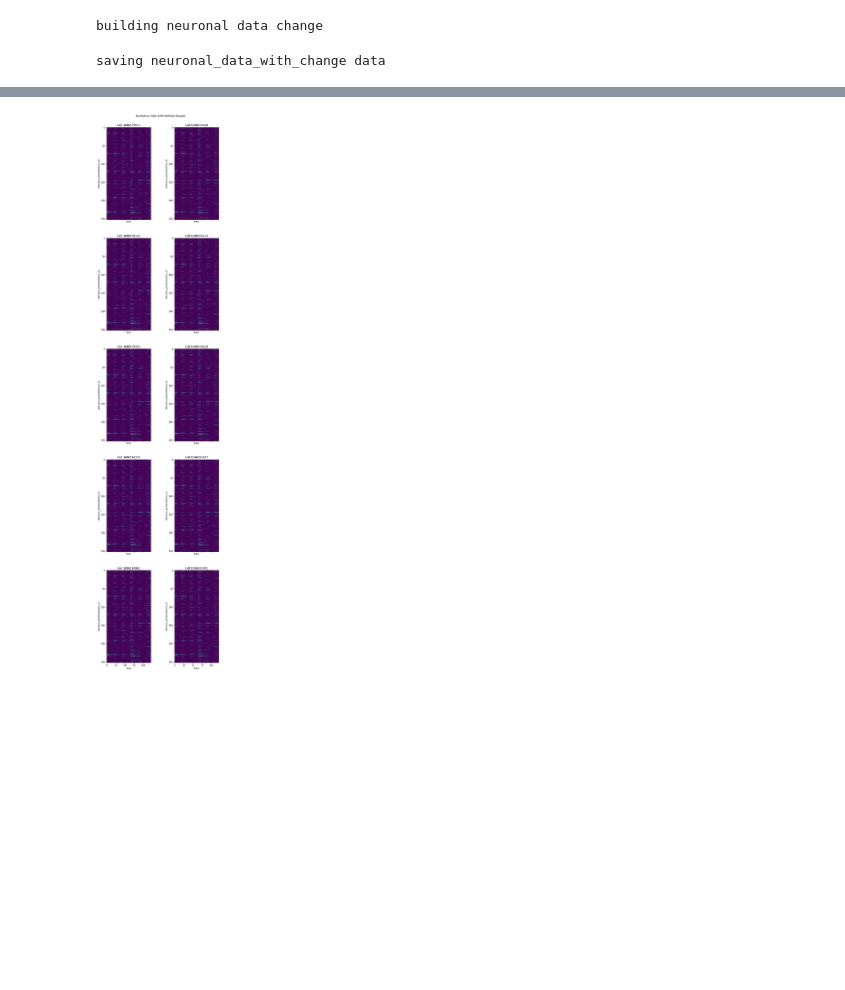
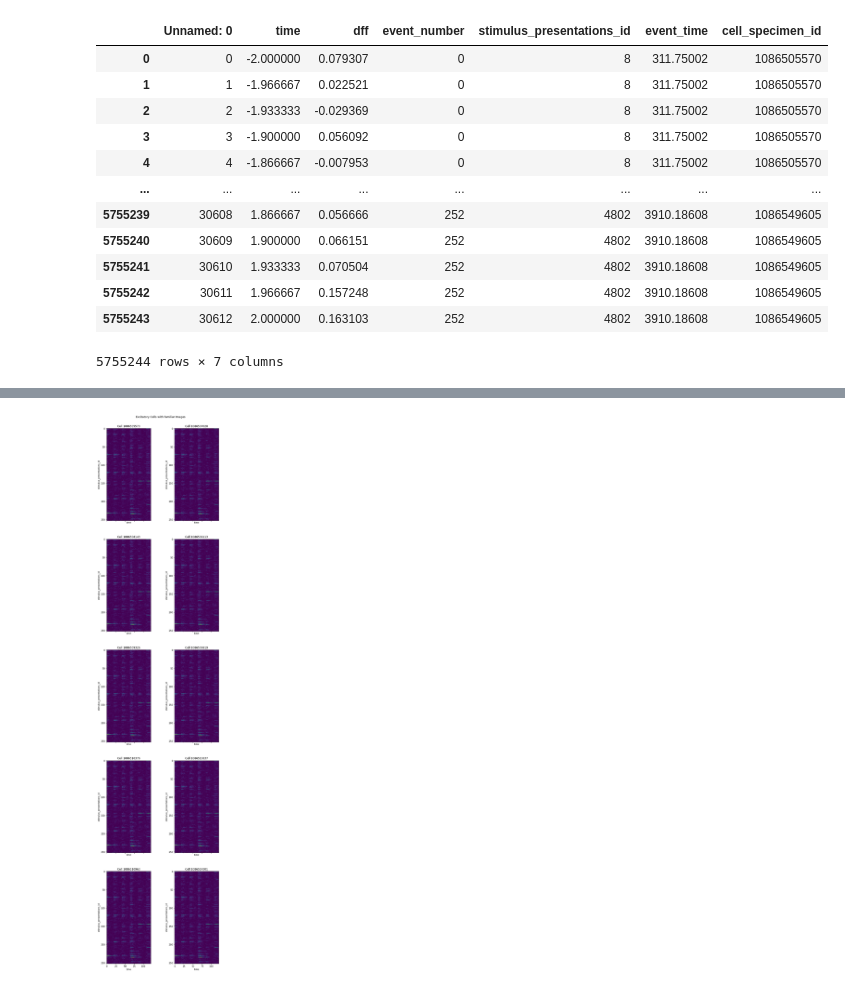
Before and after one commit to Blazkowiz47/NMA, a Jupyter notebook: Project/i_am_idiot.ipynb, the cells around one changed output, grey strips where cells are left out. Drawn from its saved outputs; the diff is of its cells as text; code cells hidden in the pictures; blank space fills up the shorter version.

```diff
--- a/Project/i_am_idiot.ipynb
+++ b/Project/i_am_idiot.ipynb
@@ -26,3 +113,20 @@ ophys_experiment = cache.get_behavior_ophys_experiment(ophys_experiment_id)
+# %%
+neuronal_data_change = pd.read_csv(data_storage_directory + f'\\processed\\neuronal_data_with_change_{ophys_experiment_id}.csv')
+neuronal_data_change
+# %% [output]
+|  | Unnamed: 0 | time | dff | event_number | stimulus_presentations_id | event_time | cell_specimen_id |
+| 0 | 0 | -2.000000 | 0.079307 | 0 | 8 | 311.75002 | 1086505570 |
+| 1 | 1 | -1.966667 | 0.022521 | 0 | 8 | 311.75002 | 1086505570 |
+| 2 | 2 | -1.933333 | -0.029369 | 0 | 8 | 311.75002 | 1086505570 |
+| 3 | 3 | -1.900000 | 0.056092 | 0 | 8 | 311.75002 | 1086505570 |
+| 4 | 4 | -1.866667 | -0.007953 | 0 | 8 | 311.75002 | 1086505570 |
+| ... | ... | ... | ... | ... | ... | ... | ... |
+| 5755239 | 30608 | 1.866667 | 0.056666 | 252 | 4802 | 3910.18608 | 1086549605 |
+| 5755240 | 30609 | 1.900000 | 0.066151 | 252 | 4802 | 3910.18608 | 1086549605 |
+| 5755241 | 30610 | 1.933333 | 0.070504 | 252 | 4802 | 3910.18608 | 1086549605 |
+| 5755242 | 30611 | 1.966667 | 0.157248 | 252 | 4802 | 3910.18608 | 1086549605 |
+| 5755243 | 30612 | 2.000000 | 0.163103 | 252 | 4802 | 3910.18608 | 1086549605 |
+5755244 rows × 7 columns
 # %%
 ts = ophys_experiment.trials['start_time']
 #596
@@ -140,8 +271,3 @@ def get_processed_timestamps(experiment,t_before=2.0,t_after=2.0,output_sampling
     # print('saving neuronal_data_without_change data')
     # neuronal_data.to_csv(data_storage_directory+f'\\processed\\neuronal_data_without_change_{exp_id}.csv')
     # del neuronal_data
-# %%
-get_processed_timestamps(ophys_experiment)
-# %% [output]
-building neuronal data change
-saving neuronal_data_with_change data
```
Also changed, not shown: parts of 17 cells of this notebook, 5 other files.
